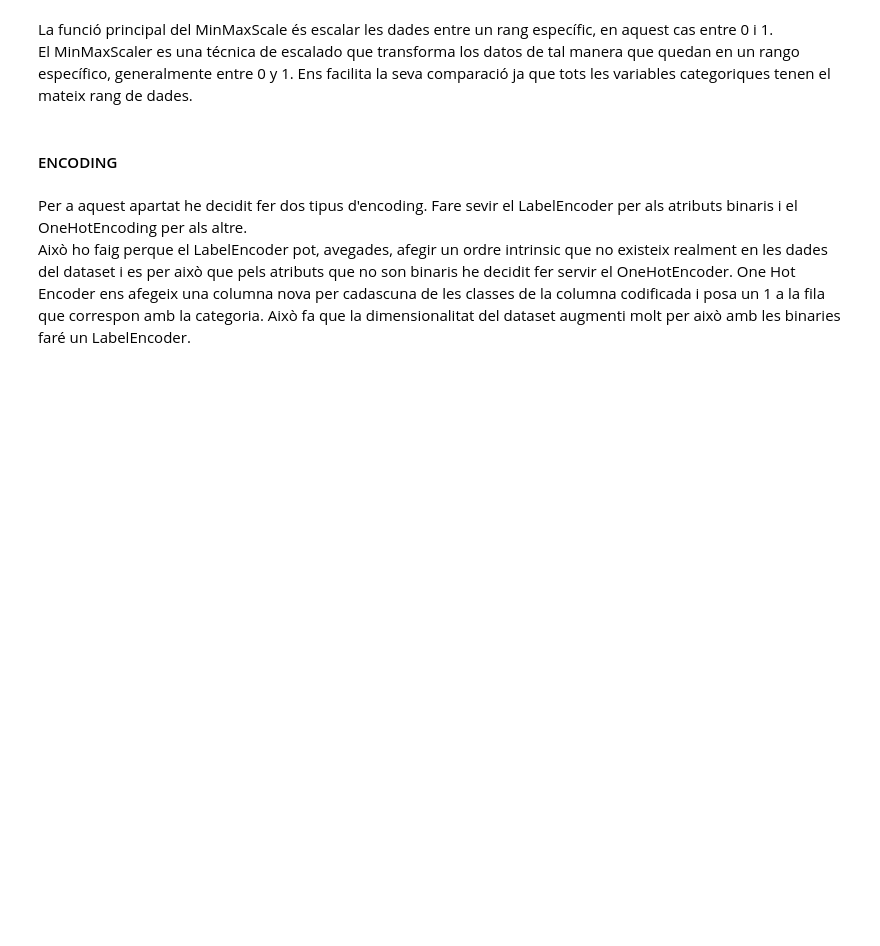
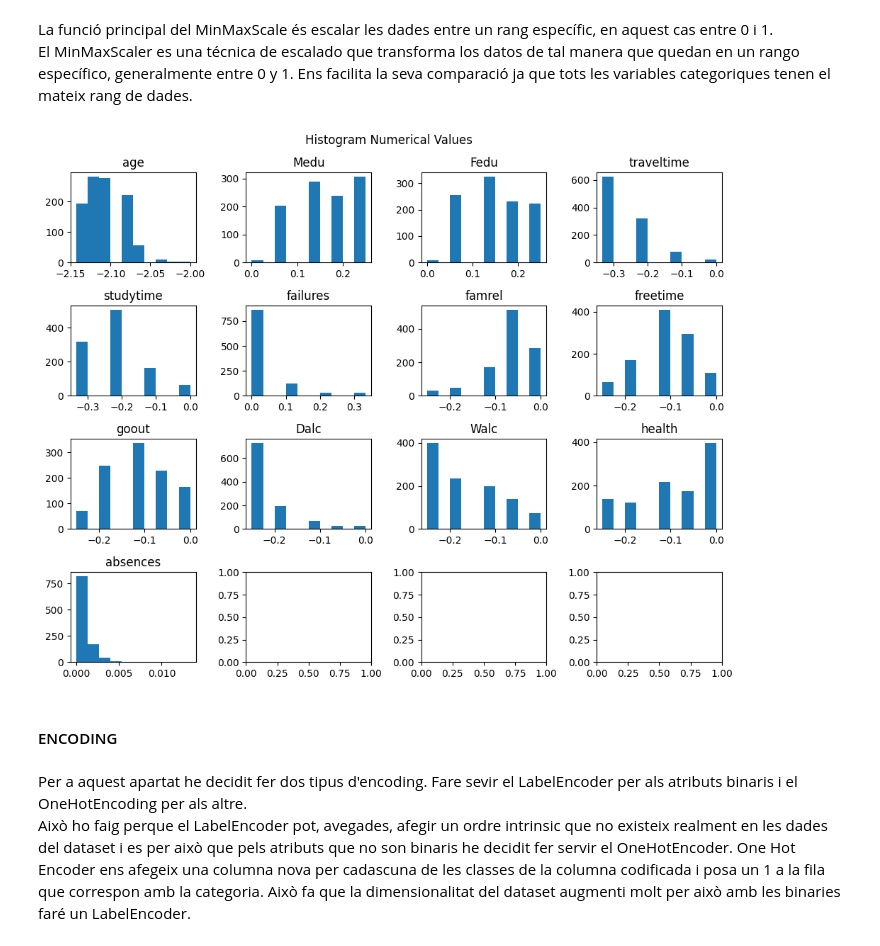
Before and after one commit to Janpb1/Data-analisy-alcohol-Kaggle, a Jupyter notebook: Entrega_cas_kaggle.ipynb, the cells around one changed output. Cells and saved outputs as stored; diff of their text form; code cells hidden in the pictures; blank space fills up the shorter version.

```diff
--- a/Entrega_cas_kaggle.ipynb
+++ b/Entrega_cas_kaggle.ipynb
@@ -208,21 +247,10 @@ El primer que farem serà normalitzar logaritmicament les dades per a que tingui
 
 La normalització logarítmica s'utilitza per transformar dades amb distribucions sesgades o una ampla variabilitat, reduint el sesgament i l'amplitud dels valors. Ajudar a igualar la distribució, estabilitzar la variància, facilitar la interpretació i preparar les dades per a certs models, però la seva aplicabilitat depèn de la naturalesa de les dades i del context del problema.
-# %%
-def normalitzar(numerics, df):
-    numerics_norm = [numeric + '_norm' for numeric in numerics]
-    for nums, nums_norm in zip(numerics, numerics_norm):
-        df[nums] = np.log1p(df[nums])
-
-    scaler = MinMaxScaler()
-    df[numerics] = scaler.fit_transform(df[numerics])
-    df.isna().sum()
-
-    df = df.drop(numerics, axis=1)
 # %% [markdown]
 La funció principal del MinMaxScale és escalar les dades entre un rang específic, en aquest cas entre 0 i 1.
 El MinMaxScaler es una técnica de escalado que transforma los datos de tal manera que quedan en un rango específico, generalmente entre 0 y 1. Ens facilita la seva comparació ja que tots les variables categoriques tenen el mateix rang de dades.
 # %%
-def show_numerics(numerics_norm):
+def show_numerics(numerics_norm, df):
     df_num = df[numerics_norm]
     fig, axes = plt.subplots(nrows=4, ncols=4, figsize=(10, 8))
     fig.suptitle('Histogram Numerical Values')
@@ -232,6 +260,11 @@ def show_numerics(numerics_norm):
         ax.set_title(i)
 
     plt.tight_layout()
+# %%
+df_mostra, _ = normalitzar([df_mostra, df_mostra])
+show_numerics(numerics, df_mostra)
+# %% [output]
+[figure, added]
 # %% [markdown]
 #### ENCODING
 # %% [markdown]
```
Also changed, not shown: parts of 51 cells of this notebook, 5 other files.
